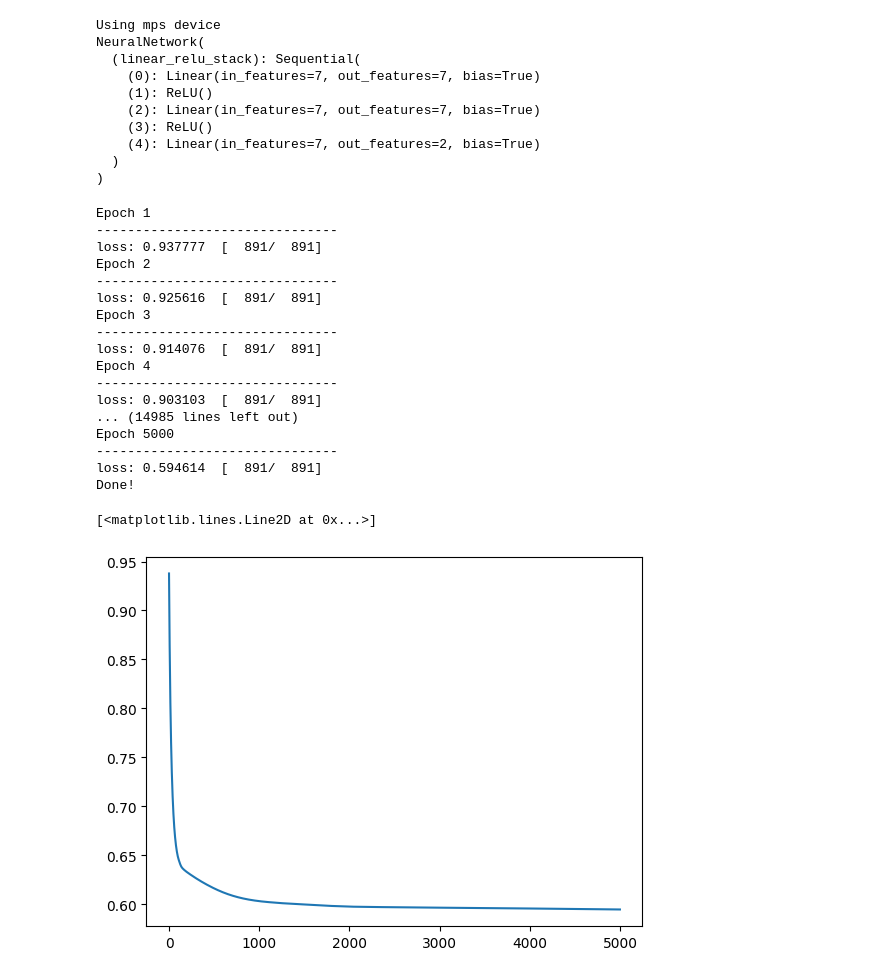
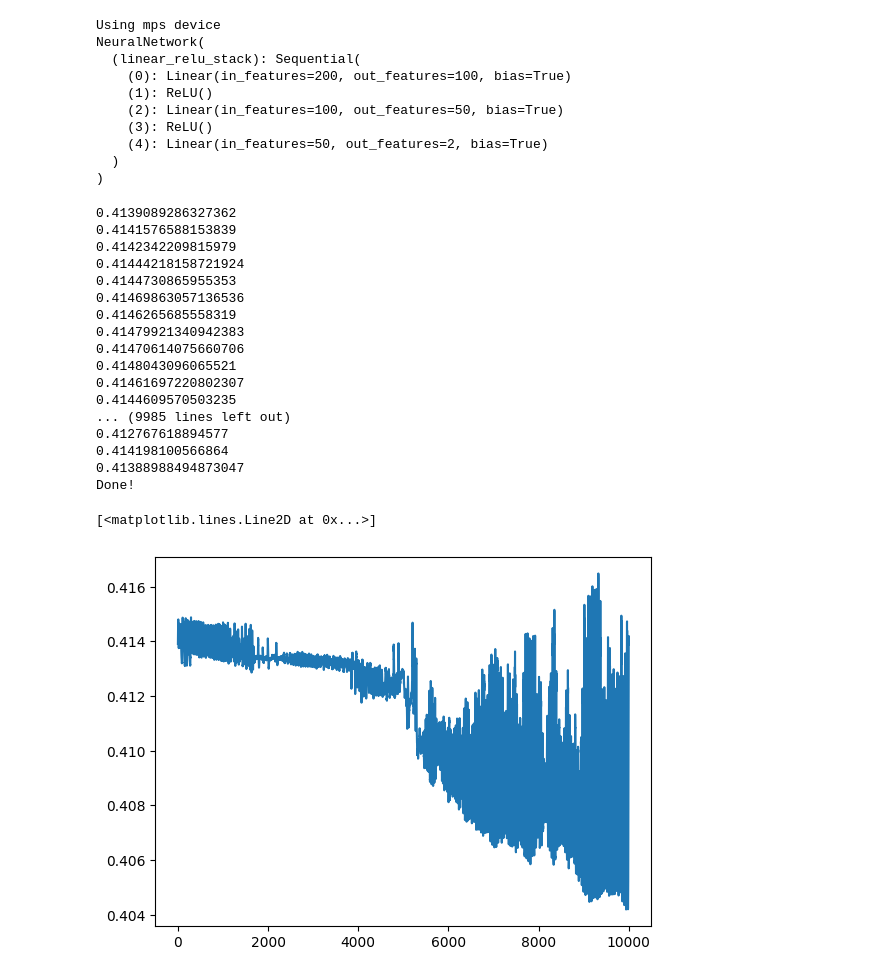
Before and after one commit to joseongho/titanic, a Jupyter notebook: test.ipynb, the cells around one changed output. Drawn from its saved outputs; the diff is of its cells as text; code cells hidden in the pictures.

```diff
--- a/test.ipynb
+++ b/test.ipynb
@@ -95,0 +50,14 @@ test
+# %%
+concatDF = pd.concat([trainDF,testDF])
+
+concatDF['Age'] = concatDF['Age'].fillna(concatDF['Age'].mean())
+concatDF['Fare'] = concatDF['Fare'].fillna(concatDF['Fare'].mean())
+concatDF['Cabin'] = concatDF['Cabin'].fillna(0)
+concatDF['Embarked'] = concatDF['Embarked'].fillna(0)
+
+concatDF= pd.get_dummies(concatDF,columns=['Pclass','Sex','Cabin','Embarked'])
+
+concatDF = concatDF.drop(columns=['Name','Ticket'])
+trainDF = concatDF.iloc[:890]
+testDF = concatDF.iloc[891:]
+testDF = testDF.drop(columns=['Survived'])
@@ -96,5 +110,5 @@ test
 # %%
-train= torch.utils.data.DataLoader(train,batch_size=1024)
-test = torch.utils.data.DataLoader(test)
-train
+trainLoader= torch.utils.data.DataLoader(trainSet,batch_size=2048)
+testLoader = torch.utils.data.DataLoader(testSet)
+next(iter(trainLoader))
 # %% [output]
@@ -115,11 +142,11 @@ class NeuralNetwork(torch.nn.Module):
     def __init__(self):
         super().__init__()
         self.linear_relu_stack = torch.nn.Sequential(
-            torch.nn.Linear(7, 7),
+            torch.nn.Linear(200, 100),
             torch.nn.ReLU(),
-            torch.nn.Linear(7, 7),
+            torch.nn.Linear(100, 50),
             torch.nn.ReLU(),
-            torch.nn.Linear(7, 2)
+            torch.nn.Linear(50, 2)
         )
 
     def forward(self, x):
@@ -132,11 +159,11 @@ print(model)
 Using mps device
 NeuralNetwork(
   (linear_relu_stack): Sequential(
-    (0): Linear(in_features=7, out_features=7, bias=True)
+    (0): Linear(in_features=200, out_features=100, bias=True)
     (1): ReLU()
-    (2): Linear(in_features=7, out_features=7, bias=True)
+    (2): Linear(in_features=100, out_features=50, bias=True)
     (3): ReLU()
-    (4): Linear(in_features=7, out_features=2, bias=True)
+    (4): Linear(in_features=50, out_features=2, bias=True)
   )
 )
 # %%
@@ -160,38 +187,34 @@ def trainAI(dataloader, model, loss_fn, optimizer):
         optimizer.step()
         optimizer.zero_grad()
 
-
-        if batch % 100 == 0:
-            loss, current = loss.item(), (batch + 1) * len(X)
-            print(f"loss: {loss:>7f}  [{current:>5d}/{size:>5d}]")
+    print(totalLoss)
     return totalLoss
 # %%
-epochs = 5000
+epochs = 10000
 totalLoss=[]
 for t in range(epochs):
-    print(f"Epoch {t+1}\n-------------------------------")
-    totalLoss.append(trainAI(train, model, loss_fn, optimizer))
+    totalLoss.append(trainAI(trainLoader, model, loss_fn, optimizer))
 print("Done!")
 
 plt.plot(totalLoss)
 # %% [output]
-Epoch 1
--------------------------------
-loss: 0.937777  [  891/  891]
-Epoch 2
--------------------------------
-loss: 0.925616  [  891/  891]
-Epoch 3
--------------------------------
-loss: 0.914076  [  891/  891]
-Epoch 4
--------------------------------
-loss: 0.903103  [  891/  891]
-... (14985 lines left out)
-Epoch 5000
--------------------------------
-loss: 0.594614  [  891/  891]
+0.4139089286327362
+0.4141576588153839
+0.4142342209815979
+0.41444218158721924
+0.4144730865955353
+0.41469863057136536
+0.4146265685558319
+0.41479921340942383
+0.41470614075660706
+0.4148043096065521
+0.41461697220802307
+0.4144609570503235
+... (9985 lines left out)
+0.412767618894577
+0.414198100566864
+0.41388988494873047
 Done!
 [<matplotlib.lines.Line2D at 0x...>]
-[figure, old version]
+[figure, new version]
 # %%
```
Also changed, not shown: parts of 11 cells of this notebook, 1 other file.
